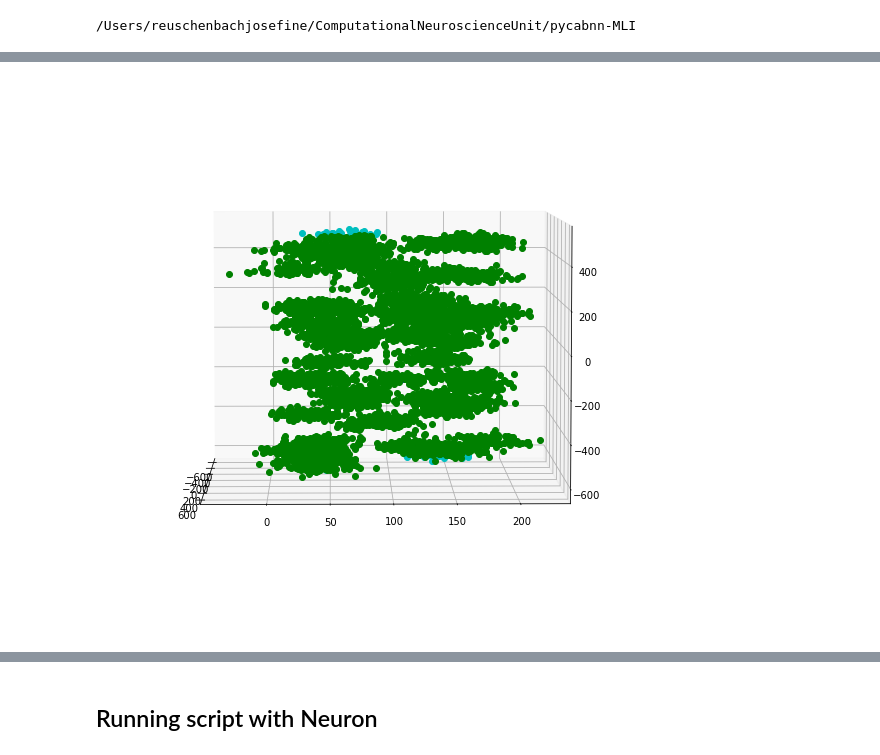
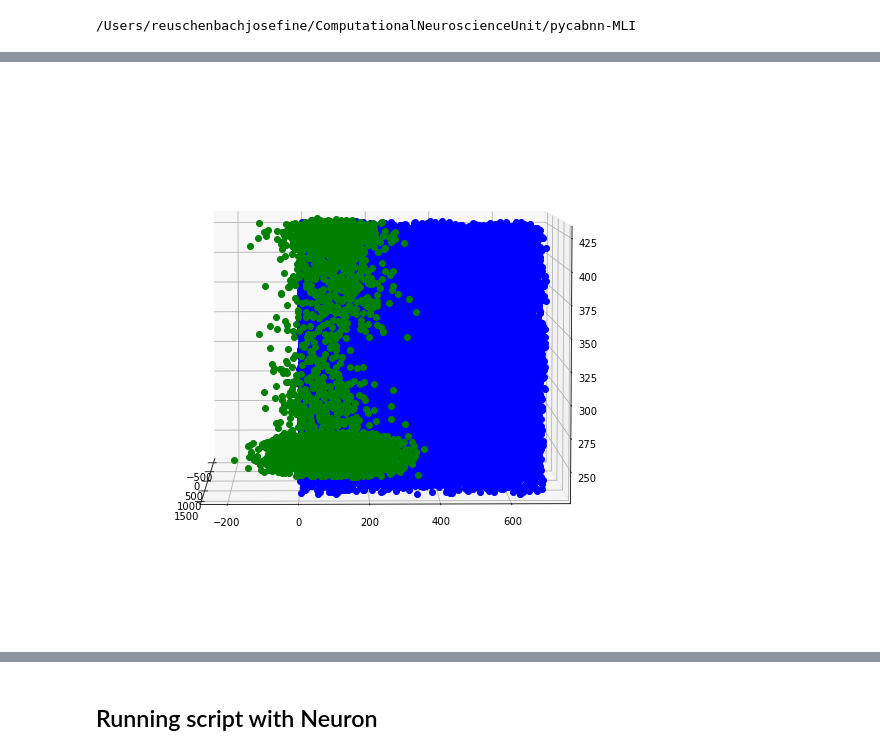
Before and after one commit to CNS-OIST/pycabnn, a Jupyter notebook: notebooks/MLI_geometry_workbook.ipynb, the cells around one changed output, grey strips where cells are left out. Cells and saved outputs as stored; diff of their text form; code cells hidden in the pictures.

```diff
--- a/notebooks/MLI_geometry_workbook.ipynb
+++ b/notebooks/MLI_geometry_workbook.ipynb
@@ -505,23 +751,32 @@ somas = np.array([np.random.uniform(-600,600,3) for i in soma]) # cos=x; sin=y
 #somas[:,0] = np.random.uniform(-600, 600, size=60)
 somas[:,1] = np.random.uniform(20, 180, size=60)
 # %%
-n_axonterm = 100
 sigma_transv = 15
-def axon_generation(somas):
+sigma_vert = 20
+sigma_sag = 70
+
+def axon_generation(somas, n_axonterm=100):
     AxonsAll=np.empty((0,3), dtype=object) #empty array for axons
+    ID_axon=np.zeros((somas.shape[0]*n_axonterm))
     for i in range(somas.shape[0]):
         center=somas[i]
-        axons = np.zeros((100,3))
-        axons = np.array([np.random.uniform((center-200),(center+200),3) for i in axons]) # cos=x; sin=y
+        axons = np.zeros((n_axonterm, 3))
+#         axons = np.array([np.random.uniform((center-200),(center+200),3) for i in axons]) # cos=x; sin=y
 #         axons[:,0] = np.random.uniform((center[0]-200),(center[0]+200), size=100)
 #         axons[:,1] = np.random.uniform((center[1]-200),(center[1]+200), size=100)
 #         axons[:,2] = np.random.uniform((center[2]-200),(center[2]+200), size=100)
         axons[:,0] = np.random.randn(n_axonterm)*sigma_transv + center[0]
-        axons[:,1] =np.random.randn(n_axonterm)*sigma_transv + center[1]
-        axons[:,2] = np.random.randn(n_axonterm)*sigma_transv + center[2]
+        axons[:,1] = np.random.randn(n_axonterm)*sigma_sag + center[1]
+        axons[:,2] = np.random.randn(n_axonterm)*sigma_vert + center[2]
 
         AxonsAll = np.append(AxonsAll, axons, axis=0)
 
-    return(AxonsAll)
 
-AxonsAll= axon_generation(somas)
+        if i==0:
+            ID_axon[0:n_axonterm]=i
+        else:
+            ID_axon[i*n_axonterm:(i+1)*n_axonterm]=i
+
+    return(AxonsAll,ID_axon)
+
+AxonsAll, ID_axon= axon_generation(somas)
@@ -528,21 +787,22 @@ AxonsAll= axon_generation(somas)
 # %%
 #check if out of Layer Plus correction (z-Axis) PLUS correction
-def axon_correct(somas, AxonsAll):
+
+def axon_correct(somas, AxonsAll, upperLimit=430, lowerLimit=230):
     outPlus=[]
     outMinus=[]
-    upperLimit=max(somas[:,2])+10
-    lowerLimit=min(somas[:,2])-10
+#     upperLimit=max(somas[:,2])+10
+#     lowerLimit=min(somas[:,2])-10
     AxonsAllNew=np.zeros_like(AxonsAll)
     AxonsAllNew[:,0:3]=AxonsAll[:,0:3]
     for i in range(AxonsAll.shape[0]):
 
         if AxonsAll[i,2]>upperLimit:
             outPlus.append(i)
-            AxonsAllNew[i,2]= upperLimit-np.random.uniform(0,(max(somas[:,2])-min(somas[:,2])))
+            AxonsAllNew[i,2]= upperLimit-np.random.uniform(0,sigma_vert)
 
         elif AxonsAll[i,2]< lowerLimit:
             outMinus.append(i)
-            AxonsAllNew[i,2]= lowerLimit+np.random.uniform(0, (max(somas[:,2])-min(somas[:,2])))
+            AxonsAllNew[i,2]= lowerLimit+np.random.uniform(0,sigma_vert)
 
     return(AxonsAllNew, outMinus, outPlus)
 
@@ -549,0 +825,2 @@ AxonsAllNew, outMinus, outPlus= axon_correct(somas, AxonsAll)
+# %%
+somas = np.loadtxt('test_data/MLI_20000/MLIcoordinates.dat')
@@ -549,0 +831,2 @@ AxonsAllNew, outMinus, outPlus= axon_correct(somas, AxonsAll)
+# %%
+somas=somas[0:100]
@@ -622,20 +899,20 @@ AxOutCoordAll.shape
 # %%
 fig = plt.figure(figsize=(10,10))
 ax = fig.add_subplot(111, projection='3d')
 #ax.plot(AxonsAll[:,0], AxonsAll[:,1], AxonsAll[:,2],'og')
 ax.plot(somas[:,0], somas[:,1], somas[:,2],'ob')
 #ax.plot(somas[:,0]+200, somas[:,1]+200, somas[:,2]+200,'oc')#borders
 #ax.plot(somas[:,0]-200, somas[:,1]-200, somas[:,2]-200,'oc')#borders
-ax.plot(AxOutCoordAll[:,0], AxOutCoordAll[:,1], AxOutCoordAll[:,2],'oc')
+#ax.plot(AxOutCoordAll[:,0], AxOutCoordAll[:,1], AxOutCoordAll[:,2],'oc')
 ax.plot(AxonsAllNew[:,0], AxonsAllNew[:,1], AxonsAllNew[:,2],'og')
 
 
 
 for ii in trange(0,360,1):
     ax.view_init(elev=5., azim=ii)
     plt.savefig("movie_figs/movie%d.png" % ii)
 # %% [output]
-[figure, old version]
+[figure, new version]
 # %%
 fig = plt.figure(figsize=(10,10))
 ax = fig.add_subplot(111, projection='3d')
```
Also changed, not shown: parts of 84 cells of this notebook, 1 other file.
